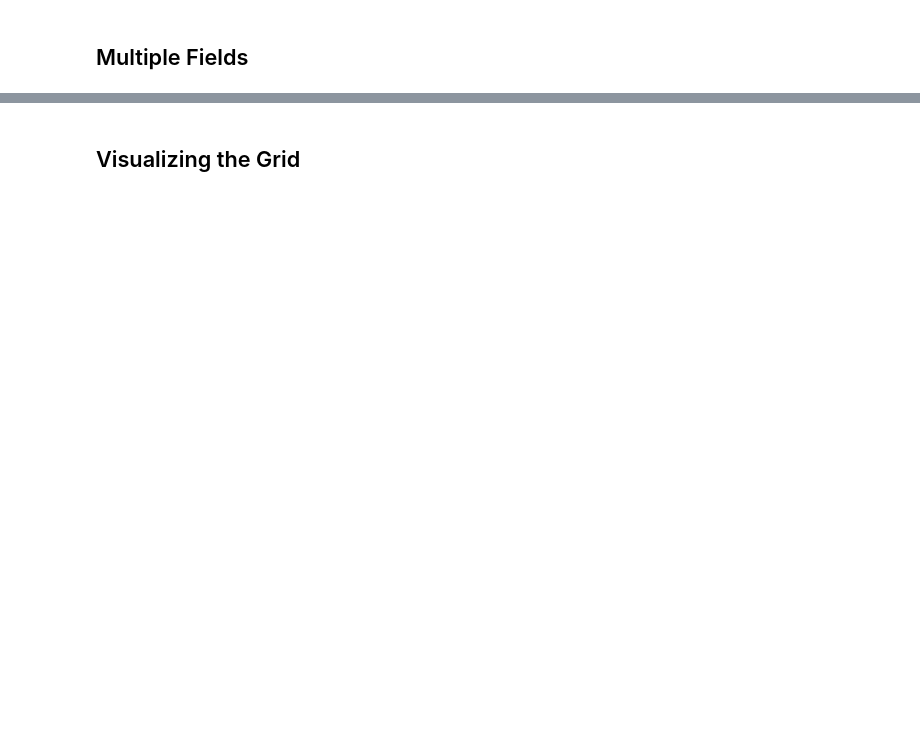
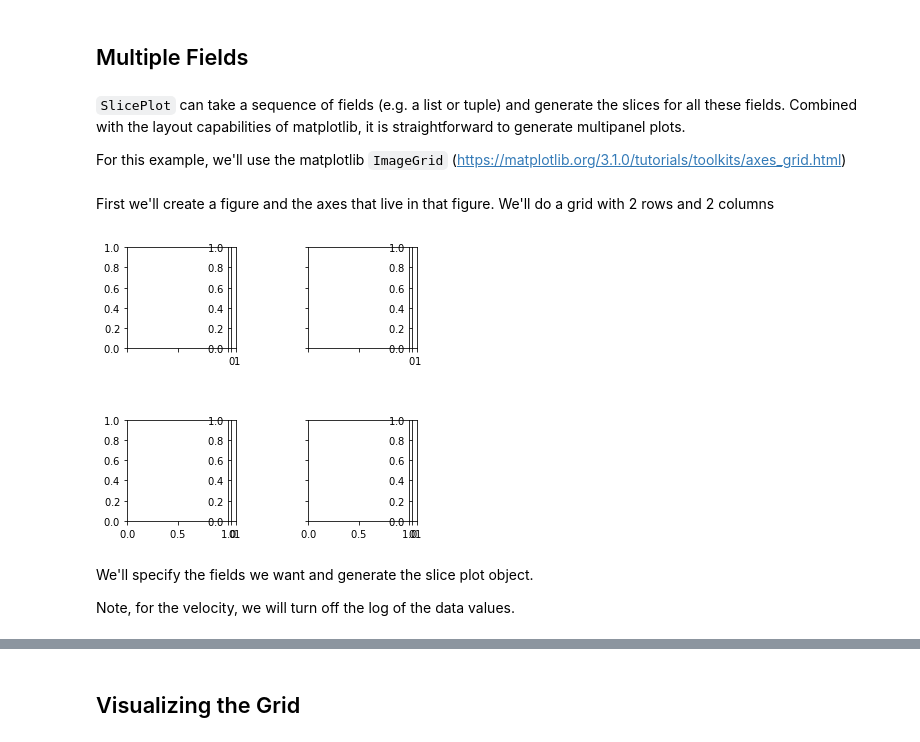
Before and after one commit to yt-project/2020-03-cca-workshop, a Jupyter notebook: 03-plotting_I.ipynb, the cells around one changed output, grey strips where cells are left out. Drawn from its saved outputs; the diff is of its cells as text; code cells hidden in the pictures; blank space fills up the shorter version.

```diff
--- a/03-plotting_I.ipynb
+++ b/03-plotting_I.ipynb
@@ -160,2 +221,6 @@ yt : [INFO     ] 2020-03-21 15:31:38,270 Making a fixed resolution buffer of (('
 # %% [markdown]
 ## Multiple Fields
+# %% [markdown]
+`SlicePlot` can take a sequence of fields (e.g. a list or tuple) and generate the slices for all these fields.  Combined with the layout capabilities of matplotlib, it is straightforward to generate multipanel plots.
+
+For this example, we'll use the matplotlib `ImageGrid` (https://matplotlib.org/3.1.0/tutorials/toolkits/axes_grid.html)
@@ -161,0 +230,15 @@ yt : [INFO     ] 2020-03-21 15:31:38,270 Making a fixed resolution buffer of (('
+# %% [markdown]
+First we'll create a figure and the axes that live in that figure.  We'll do a grid with 2 rows and 2 columns
+# %%
+fig = plt.figure()
+grid = ImageGrid(fig, (0.05, 0.05, 0.95, 0.95),
+                 nrows_ncols=(2,2),
+                 axes_pad=1.0,
+                 label_mode="L",
+                 cbar_mode="each", cbar_pad="3%")
+# %% [output]
+[figure, added]
+# %% [markdown]
+We'll specify the fields we want and generate the slice plot object.
+
+Note, for the velocity, we will turn off the log of the data values.
```
Also changed, not shown: parts of 37 cells of this notebook.
